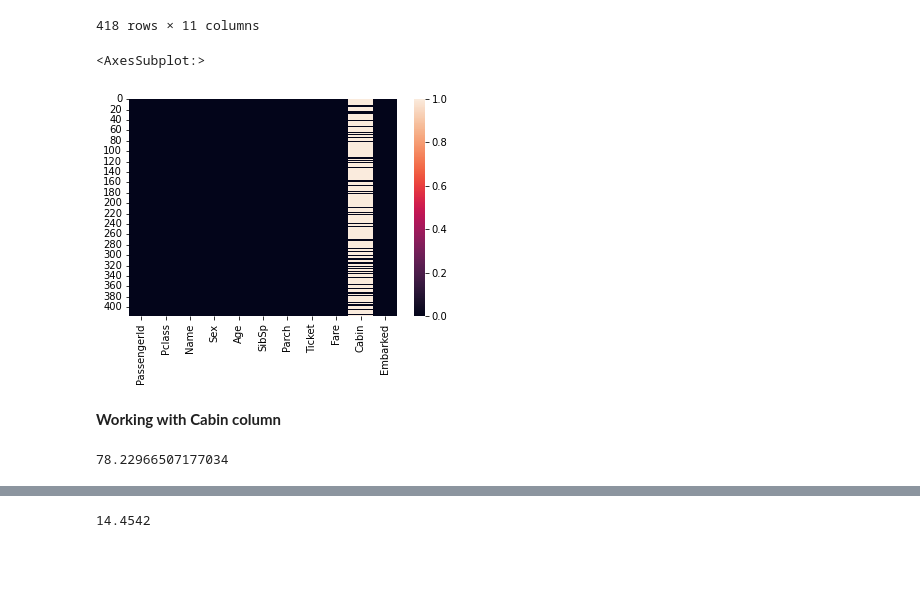
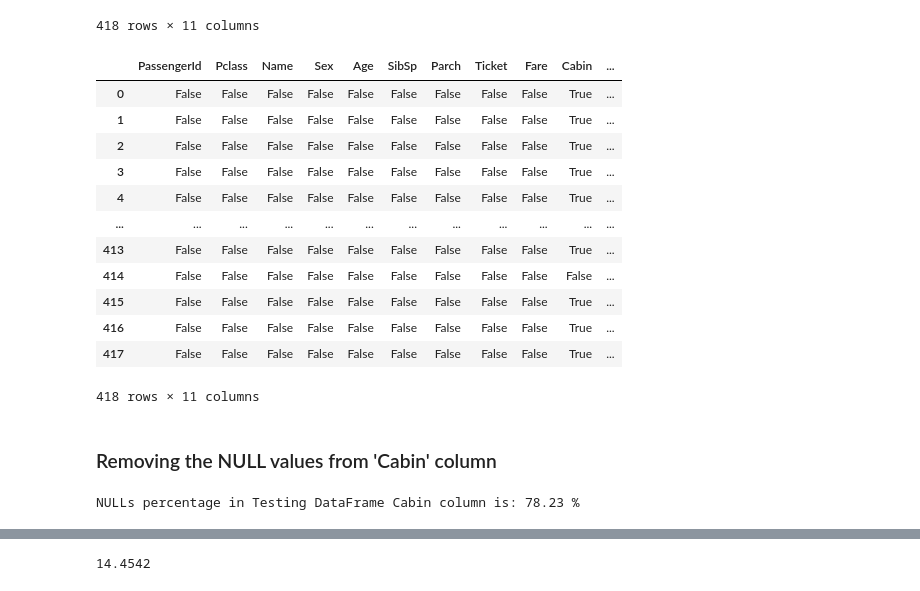
Before and after one commit to ecampuss/data-science-examples, a Jupyter notebook: lr-titanic-survivors-competition.ipynb, the cells around one changed output, grey strips where cells are left out. Saved outputs shown, nothing was run; the diff lists cells and outputs as text; code cells hidden in the pictures; blank space fills up the shorter version.

```diff
--- a/lr-titanic-survivors-competition.ipynb
+++ b/lr-titanic-survivors-competition.ipynb
@@ -332,16 +284,27 @@ df_test
 | 416 | 1308 | 3 | Ware, Mr. Frederick | male | 24.0 | 0 | 0 | 359309 | 8.0500 | NaN | ... |
 | 417 | 1309 | 3 | Peter, Master. Michael J | male | 24.0 | 1 | 1 | 2668 | 22.3583 | NaN | ... |
 418 rows × 11 columns
-# %%
-sns.heatmap(df_test.isna())
-# %% [output]
-<AxesSubplot:>
-[figure, removed]
+# %%
+df_test.isna()
+# %% [output]
+|  | PassengerId | Pclass | Name | Sex | Age | SibSp | Parch | Ticket | Fare | Cabin | ... |
+| 0 | False | False | False | False | False | False | False | False | False | True | ... |
+| 1 | False | False | False | False | False | False | False | False | False | True | ... |
+| 2 | False | False | False | False | False | False | False | False | False | True | ... |
+| 3 | False | False | False | False | False | False | False | False | False | True | ... |
+| 4 | False | False | False | False | False | False | False | False | False | True | ... |
+| ... | ... | ... | ... | ... | ... | ... | ... | ... | ... | ... | ... |
+| 413 | False | False | False | False | False | False | False | False | False | True | ... |
+| 414 | False | False | False | False | False | False | False | False | False | False | ... |
+| 415 | False | False | False | False | False | False | False | False | False | True | ... |
+| 416 | False | False | False | False | False | False | False | False | False | True | ... |
+| 417 | False | False | False | False | False | False | False | False | False | True | ... |
+418 rows × 11 columns
 # %% [markdown]
-**Working with Cabin column**
+### Removing the NULL values from 'Cabin' column
 # %%
-(df_test['Cabin'].isna().sum()/len(df_test['Cabin']))*100
+print('NULLs percentage in Testing DataFrame Cabin column is: {:.2f} %'.format((df_test['Cabin'].isna().sum()/len(df_test['Cabin']))*100))
 # %% [output]
-78.22966507177034
+NULLs percentage in Testing DataFrame Cabin column is: 78.23 %
 # %%
 df_test.drop('Cabin',axis=1,inplace=True)
```
Also changed, not shown: parts of 48 cells of this notebook.
